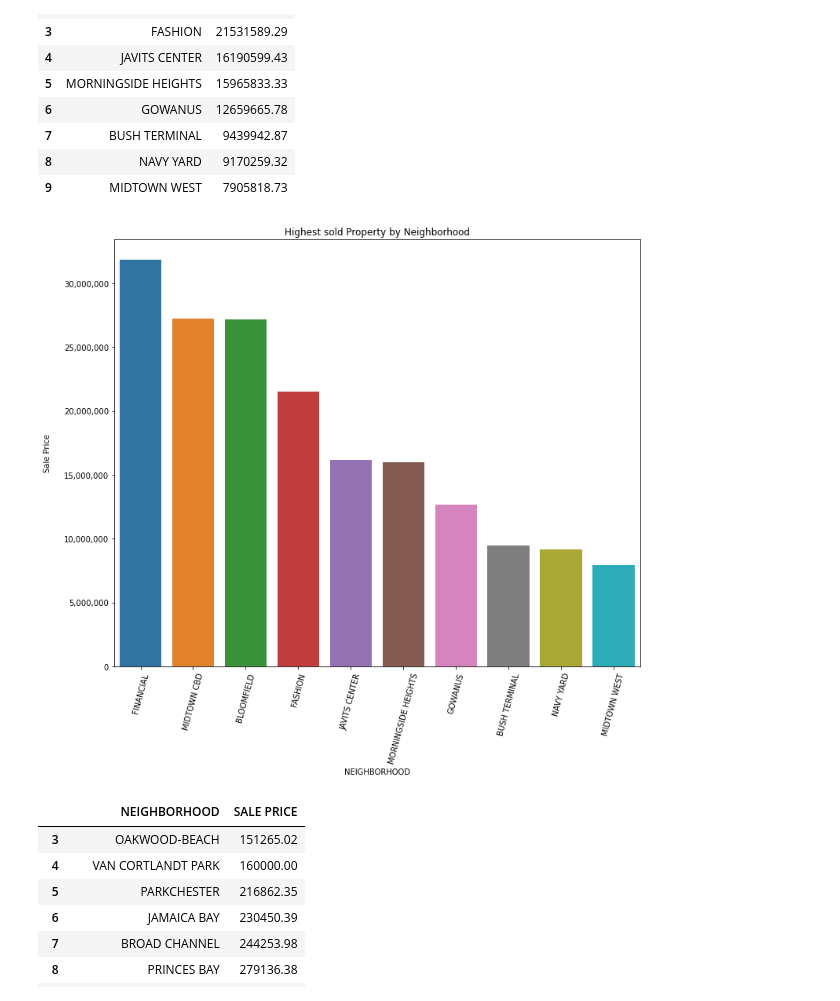
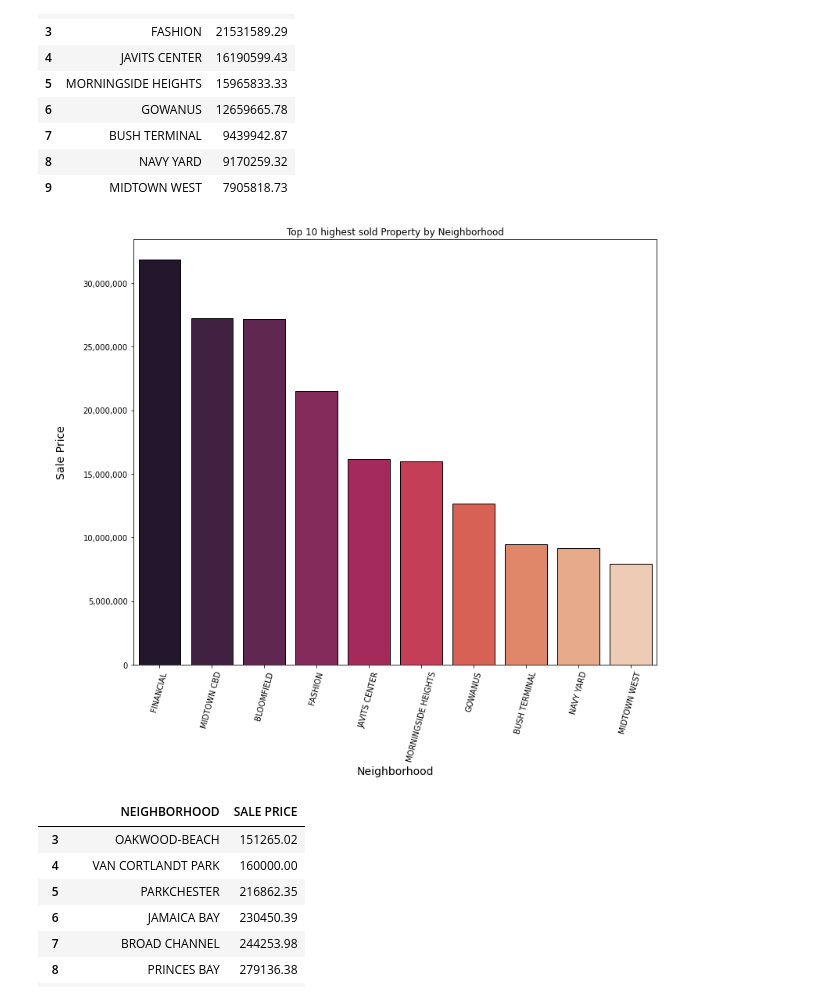
Before and after one commit to muktasidrahman/NYC-peoperty-analysis-for-2019, a Jupyter notebook: NYC_2019_Real_Estate.ipynb, the cells around one changed output. Cells and saved outputs as stored; diff of their text form; code cells hidden in the pictures.

```diff
--- a/NYC_2019_Real_Estate.ipynb
+++ b/NYC_2019_Real_Estate.ipynb
@@ -526,16 +529,19 @@ neighborhood_avg_high_sale
 | 9 | MIDTOWN WEST | 7905818.73 |
 # %%
 plt.figure(figsize=(12,10))
-sns.barplot(neighborhood_avg_high_sale["NEIGHBORHOOD"],neighborhood_avg_high_sale["SALE PRICE"] )
+sns.barplot(neighborhood_avg_high_sale["NEIGHBORHOOD"],neighborhood_avg_high_sale["SALE PRICE"], palette = "rocket",edgecolor = 'black')
 plt.xticks(rotation=75)
 plt.ylabel("Sale Price\n")
-plt.title("Highest sold Property by Neighborhood")
+plt.title("Top 10 highest sold Property by Neighborhood")
+plt.ylabel("\nSale Price\n", fontsize=14)
+plt.xlabel("Neighborhood", fontsize=14)
 #Remove the scientific notation
 plt.gcf().axes[0].yaxis.get_major_formatter().set_scientific(False)
 #Add coma on the Y-axis
 plt.gca().yaxis.set_major_formatter(plt.matplotlib.ticker.StrMethodFormatter('{x:,.0f}'))
+plt.show()
 # %% [output]
-[figure, old version]
+[figure, new version]
 # %%
 neighborhood_avg_low_sale = df.groupby(["NEIGHBORHOOD"]).agg({"SALE PRICE":"mean"}).sort_values("SALE PRICE", ascending = True).reset_index()
 neighborhood_avg_low_sale = neighborhood_avg_low_sale[neighborhood_avg_low_sale["SALE PRICE"]>0].head(10)
```
Also changed, not shown: parts of 28 cells of this notebook.
